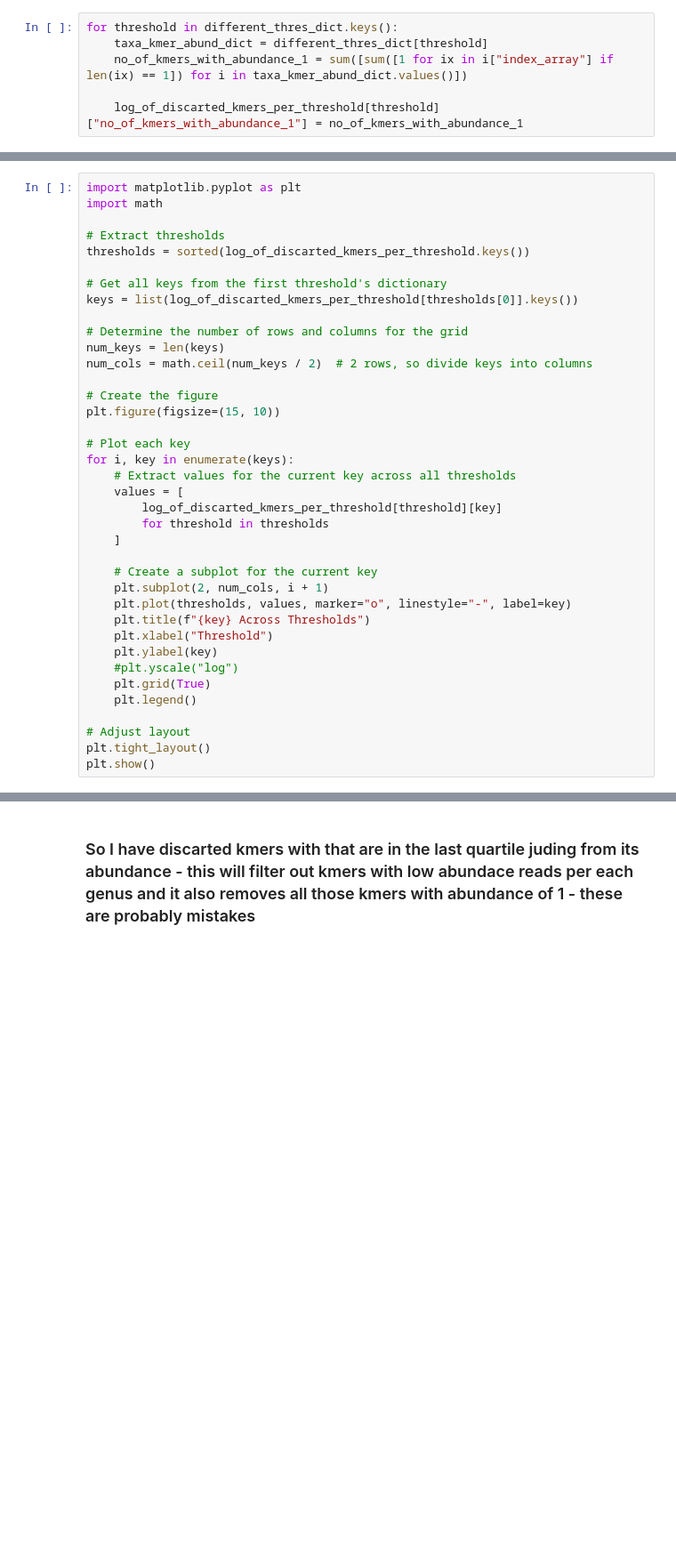
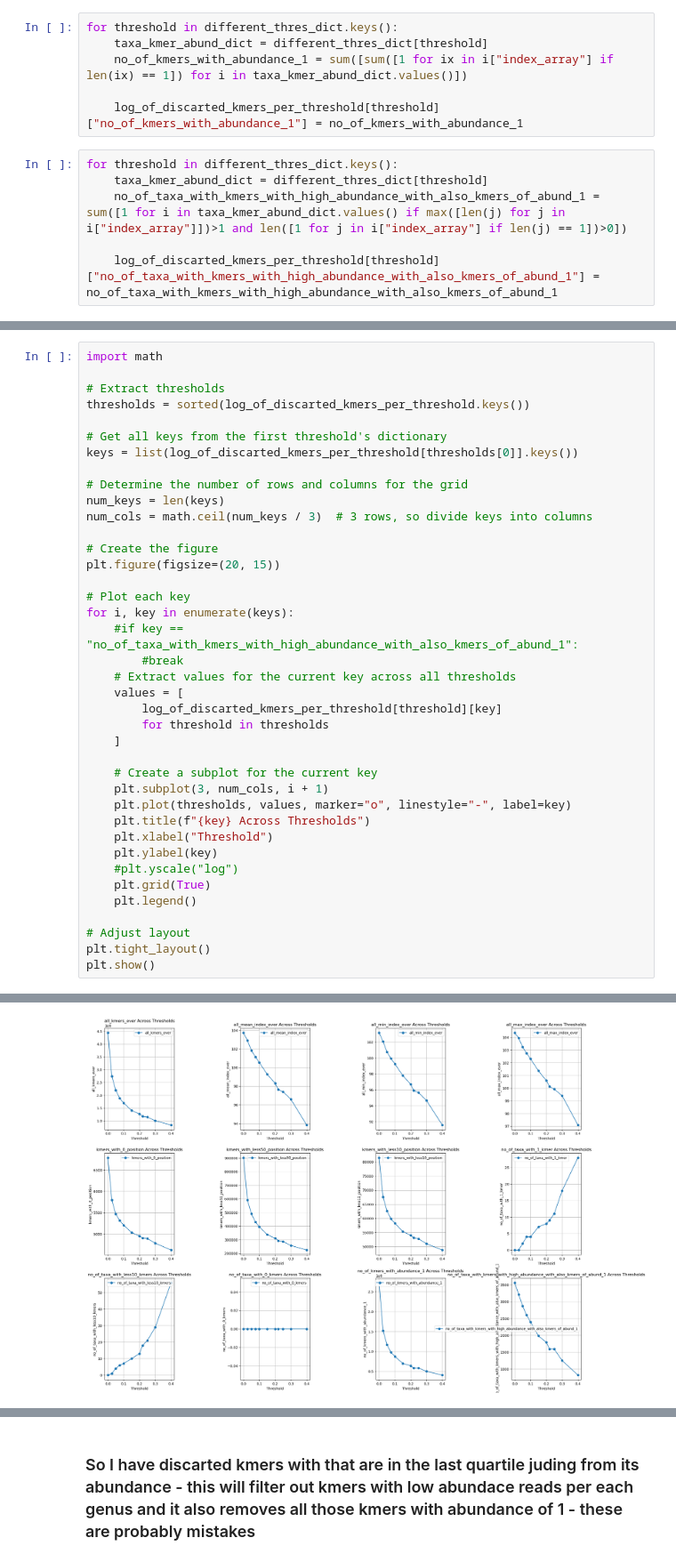
Before and after one commit to VetrovskyTomas/Chimeras, a Jupyter notebook: ml.ipynb, the cells around one changed output, grey strips where cells are left out. Shown at 89% size. Saved outputs shown, nothing was run; the diff lists cells and outputs as text; blank space fills up the shorter version.

```diff
--- a/ml.ipynb
+++ b/ml.ipynb
@@ -170,3 +185,9 @@ for threshold in different_thres_dict.keys():
     no_of_kmers_with_abundance_1 = sum([sum([1 for ix in i["index_array"] if len(ix) == 1]) for i in taxa_kmer_abund_dict.values()])
 
     log_of_discarted_kmers_per_threshold[threshold]["no_of_kmers_with_abundance_1"] = no_of_kmers_with_abundance_1
+# %%
+for threshold in different_thres_dict.keys():
+    taxa_kmer_abund_dict = different_thres_dict[threshold]
+    no_of_taxa_with_kmers_with_high_abundance_with_also_kmers_of_abund_1 = sum([1 for i in taxa_kmer_abund_dict.values() if max([len(j) for j in i["index_array"]])>1 and len([1 for j in i["index_array"] if len(j) == 1])>0])
+
+    log_of_discarted_kmers_per_threshold[threshold]["no_of_taxa_with_kmers_with_high_abundance_with_also_kmers_of_abund_1"] = no_of_taxa_with_kmers_with_high_abundance_with_also_kmers_of_abund_1
@@ -173,5 +218,4 @@ for threshold in different_thres_dict.keys():
 # %%
-import matplotlib.pyplot as plt
 import math
 
 # Extract thresholds
@@ -182,13 +226,15 @@ keys = list(log_of_discarted_kmers_per_threshold[thresholds[0]].keys())
 
 # Determine the number of rows and columns for the grid
 num_keys = len(keys)
-num_cols = math.ceil(num_keys / 2)  # 2 rows, so divide keys into columns
+num_cols = math.ceil(num_keys / 3)  # 3 rows, so divide keys into columns
 
 # Create the figure
-plt.figure(figsize=(15, 10))
+plt.figure(figsize=(20, 15))
 
 # Plot each key
 for i, key in enumerate(keys):
+    #if key == "no_of_taxa_with_kmers_with_high_abundance_with_also_kmers_of_abund_1":
+        #break
     # Extract values for the current key across all thresholds
     values = [
         log_of_discarted_kmers_per_threshold[threshold][key]
@@ -196,7 +242,7 @@ for i, key in enumerate(keys):
     ]
 
     # Create a subplot for the current key
-    plt.subplot(2, num_cols, i + 1)
+    plt.subplot(3, num_cols, i + 1)
     plt.plot(thresholds, values, marker="o", linestyle="-", label=key)
     plt.title(f"{key} Across Thresholds")
     plt.xlabel("Threshold")
@@ -213,2 +258,3 @@ Error:
+[figure, added]
 # %%
 # best threshold is 0.2
```
Also changed, not shown: parts of 59 cells of this notebook, 7 other files.
